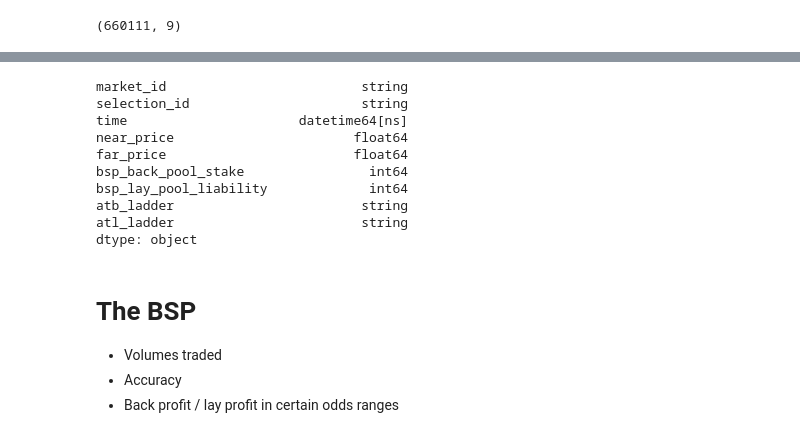
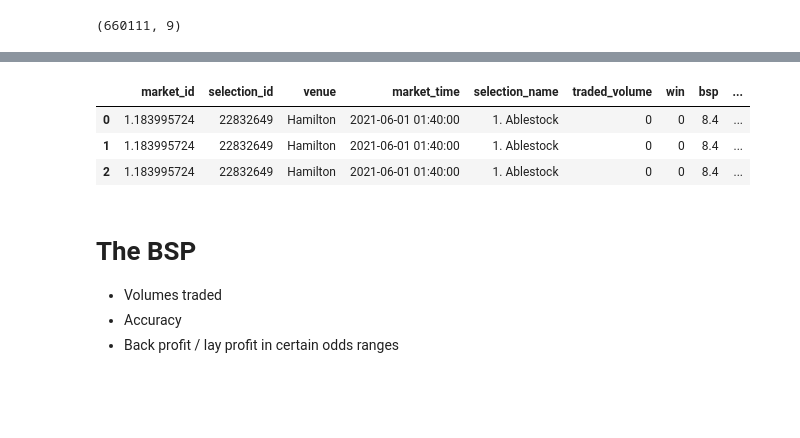
Before and after one commit to TMBish/bfStreamTutorials, a Jupyter notebook: 04-bsp/02-analysis/bsp-analysis.ipynb, the cells around one changed output, grey strips where cells are left out. Drawn from its saved outputs; the diff is of its cells as text; code cells hidden in the pictures; blank space fills up the shorter version.

```diff
--- a/04-bsp/02-analysis/bsp-analysis.ipynb
+++ b/04-bsp/02-analysis/bsp-analysis.ipynb
@@ -52,19 +53,24 @@ prices.query('market_id == "1.183995724" and selection_id == "22832649"')
 | 130 | 1.183995724 | 22832649 | 2021-06-01 01:40:01.123 | 8.18 | 2.68 | 324 | 748 | ... |
 | 140 | 1.183995724 | 22832649 | 2021-06-01 01:40:11.136 | 8.18 | 2.68 | 447 | 2285 | ... |
 | 150 | 1.183995724 | 22832649 | 2021-06-01 01:40:18.201 | 8.04 | 7.60 | 327 | 2469 | ... |
-# %%
-prices.dtypes
-# %% [output]
-market_id                         string
-selection_id                      string
-time                      datetime64[ns]
-near_price                       float64
-far_price                        float64
-bsp_back_pool_stake                int64
-bsp_lay_pool_liability             int64
-atb_ladder                        string
-atl_ladder                        string
-dtype: object
+# %%
+# Join and augment
+# prices['atb_ladder'] = [ast.literal_eval(x) for x in prices['atb_ladder']]
+# prices['atl_ladder'] = [ast.literal_eval(x) for x in prices['atl_ladder']]
+
+df = (
+    selection.merge(prices, on = ['market_id', 'selection_id'])
+    .assign(sbsj = lambda x: round((x['market_time'] - x['time']).dt.total_seconds() / 10) * 10)
+    .assign(back_best = lambda x: [np.nan if d.get('p') is None else d.get('p')[0] for d in x['atb_ladder']])
+    .assign(lay_best = lambda x: [np.nan if d.get('p') is None else d.get('p')[0] for d in x['atl_ladder']])
+)
+
+df.head(3)
+# %% [output]
+|  | market_id | selection_id | venue | market_time | selection_name | traded_volume | win | bsp | ... |
+| 0 | 1.183995724 | 22832649 | Hamilton | 2021-06-01 01:40:00 | 1. Ablestock | 0 | 0 | 8.4 | ... |
+| 1 | 1.183995724 | 22832649 | Hamilton | 2021-06-01 01:40:00 | 1. Ablestock | 0 | 0 | 8.4 | ... |
+| 2 | 1.183995724 | 22832649 | Hamilton | 2021-06-01 01:40:00 | 1. Ablestock | 0 | 0 | 8.4 | ... |
 # %% [markdown]
 # The BSP
 
```
Also changed, not shown: parts of 10 cells of this notebook, 1 other file.
